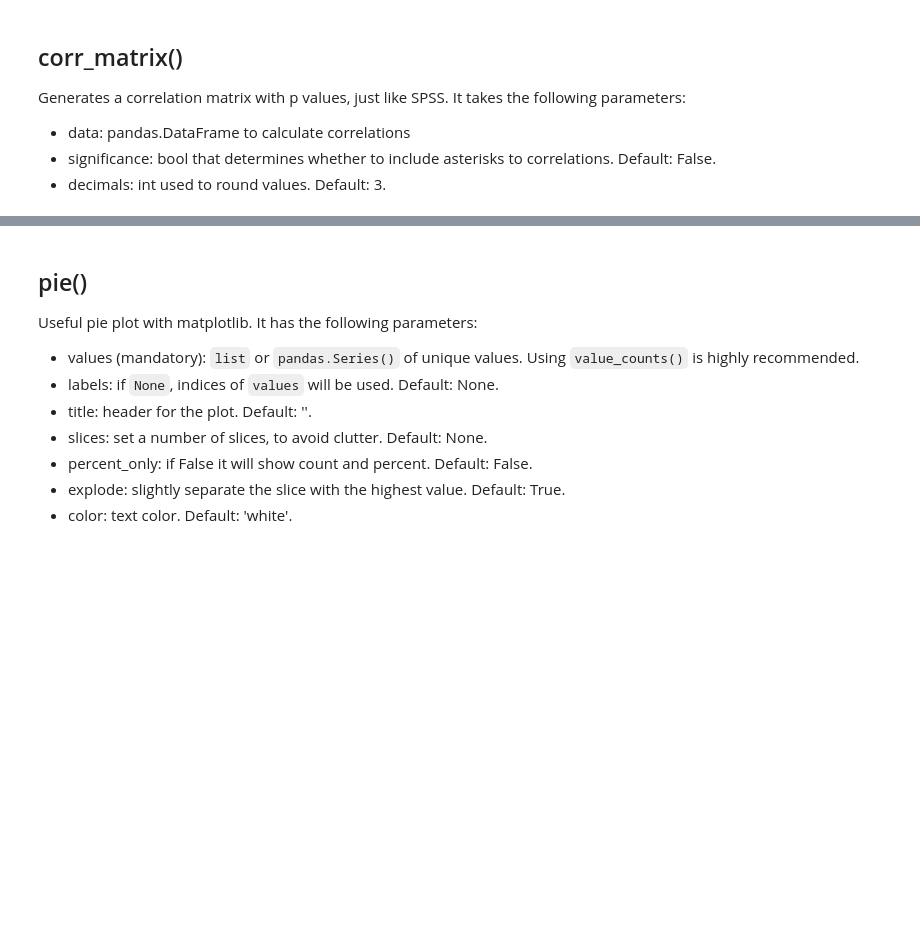
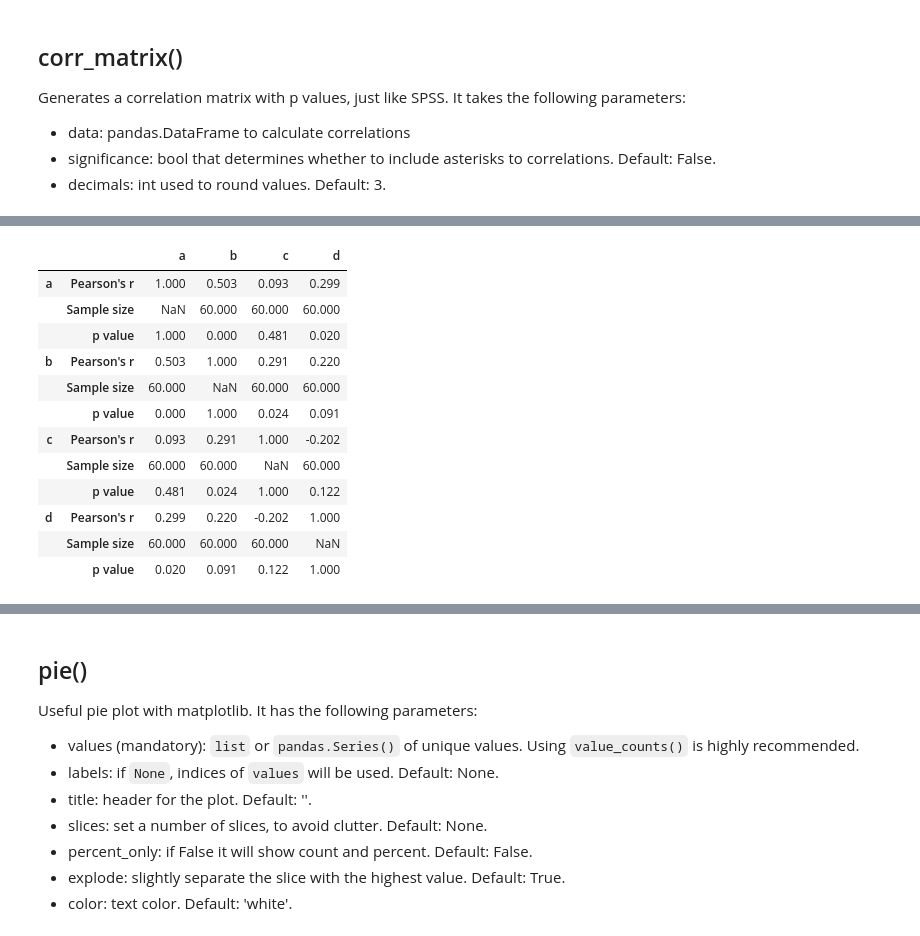
Before and after one commit to javiercmh/datasci-tools, a Jupyter notebook: Tools sandbox.ipynb, the cells around one changed output, grey strips where cells are left out. Drawn from its saved outputs; the diff is of its cells as text; code cells hidden in the pictures; blank space fills up the shorter version.

Commit message:
Add another example for correlation matrix

```diff
--- a/Tools sandbox.ipynb
+++ b/Tools sandbox.ipynb
@@ -98,0 +62,16 @@ corr_matrix(data2, significance=True, decimals=3)
+# %%
+corr_matrix(data)
+# %% [output]
+|  |  | a | b | c | d |
+| a | Pearson's r | 1.000 | 0.503 | 0.093 | 0.299 |
+|  | Sample size | NaN | 60.000 | 60.000 | 60.000 |
+|  | p value | 1.000 | 0.000 | 0.481 | 0.020 |
+| b | Pearson's r | 0.503 | 1.000 | 0.291 | 0.220 |
+|  | Sample size | 60.000 | NaN | 60.000 | 60.000 |
+|  | p value | 0.000 | 1.000 | 0.024 | 0.091 |
+| c | Pearson's r | 0.093 | 0.291 | 1.000 | -0.202 |
+|  | Sample size | 60.000 | 60.000 | NaN | 60.000 |
+|  | p value | 0.481 | 0.024 | 1.000 | 0.122 |
+| d | Pearson's r | 0.299 | 0.220 | -0.202 | 1.000 |
+|  | Sample size | 60.000 | 60.000 | 60.000 | NaN |
+|  | p value | 0.020 | 0.091 | 0.122 | 1.000 |
```
Also changed, not shown: parts of 8 cells of this notebook.
